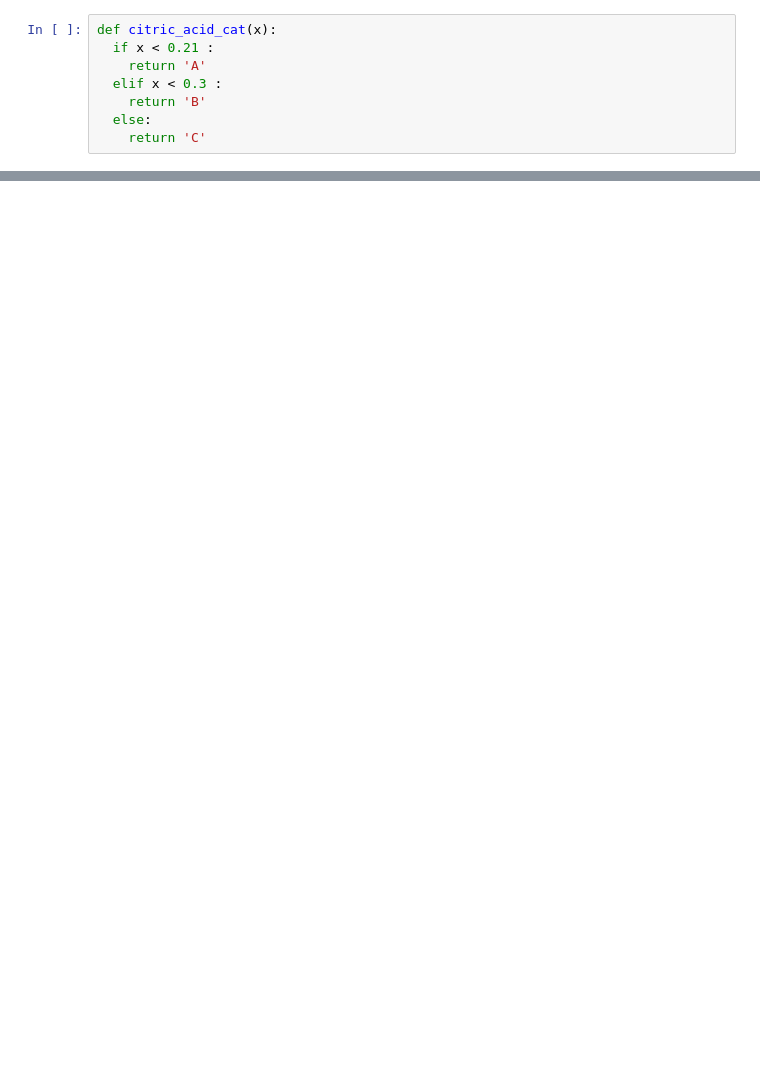
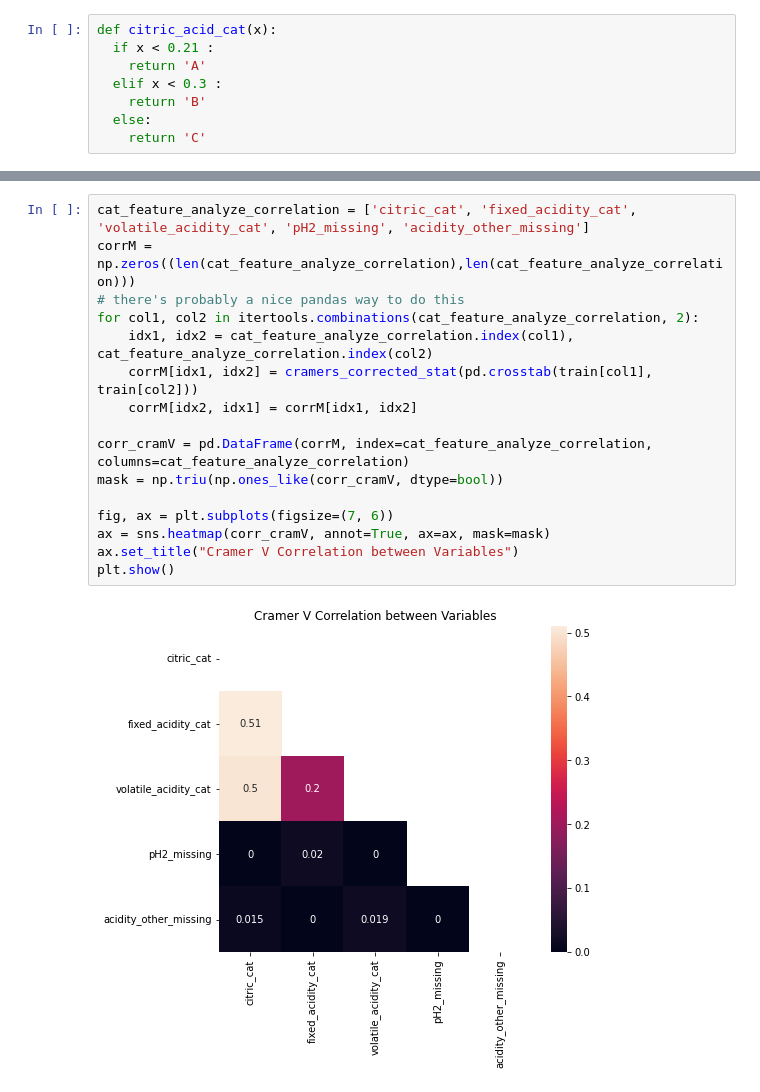
Before and after one commit to StefanOVFDE/Academypublic, a Jupyter notebook: Lesson_Session4_HomeLearning.ipynb, the cells around one changed output, grey strips where cells are left out. Saved outputs shown, nothing was run; the diff lists cells and outputs as text; blank space fills up the shorter version.

```diff
--- a/Lesson_Session4_HomeLearning.ipynb
+++ b/Lesson_Session4_HomeLearning.ipynb
@@ -161,0 +306,18 @@ dtype: object
+# %%
+cat_feature_analyze_correlation = ['citric_cat', 'fixed_acidity_cat', 'volatile_acidity_cat', 'pH2_missing', 'acidity_other_missing']
+corrM = np.zeros((len(cat_feature_analyze_correlation),len(cat_feature_analyze_correlation)))
+# there's probably a nice pandas way to do this
+for col1, col2 in itertools.combinations(cat_feature_analyze_correlation, 2):
+    idx1, idx2 = cat_feature_analyze_correlation.index(col1), cat_feature_analyze_correlation.index(col2)
+    corrM[idx1, idx2] = cramers_corrected_stat(pd.crosstab(train[col1], train[col2]))
+    corrM[idx2, idx1] = corrM[idx1, idx2]
+
+corr_cramV = pd.DataFrame(corrM, index=cat_feature_analyze_correlation, columns=cat_feature_analyze_correlation)
+mask = np.triu(np.ones_like(corr_cramV, dtype=bool))
+
+fig, ax = plt.subplots(figsize=(7, 6))
+ax = sns.heatmap(corr_cramV, annot=True, ax=ax, mask=mask)
+ax.set_title("Cramer V Correlation between Variables")
+plt.show()
+# %% [output]
+[figure, added]
```
Also changed, not shown: parts of 19 cells of this notebook.
